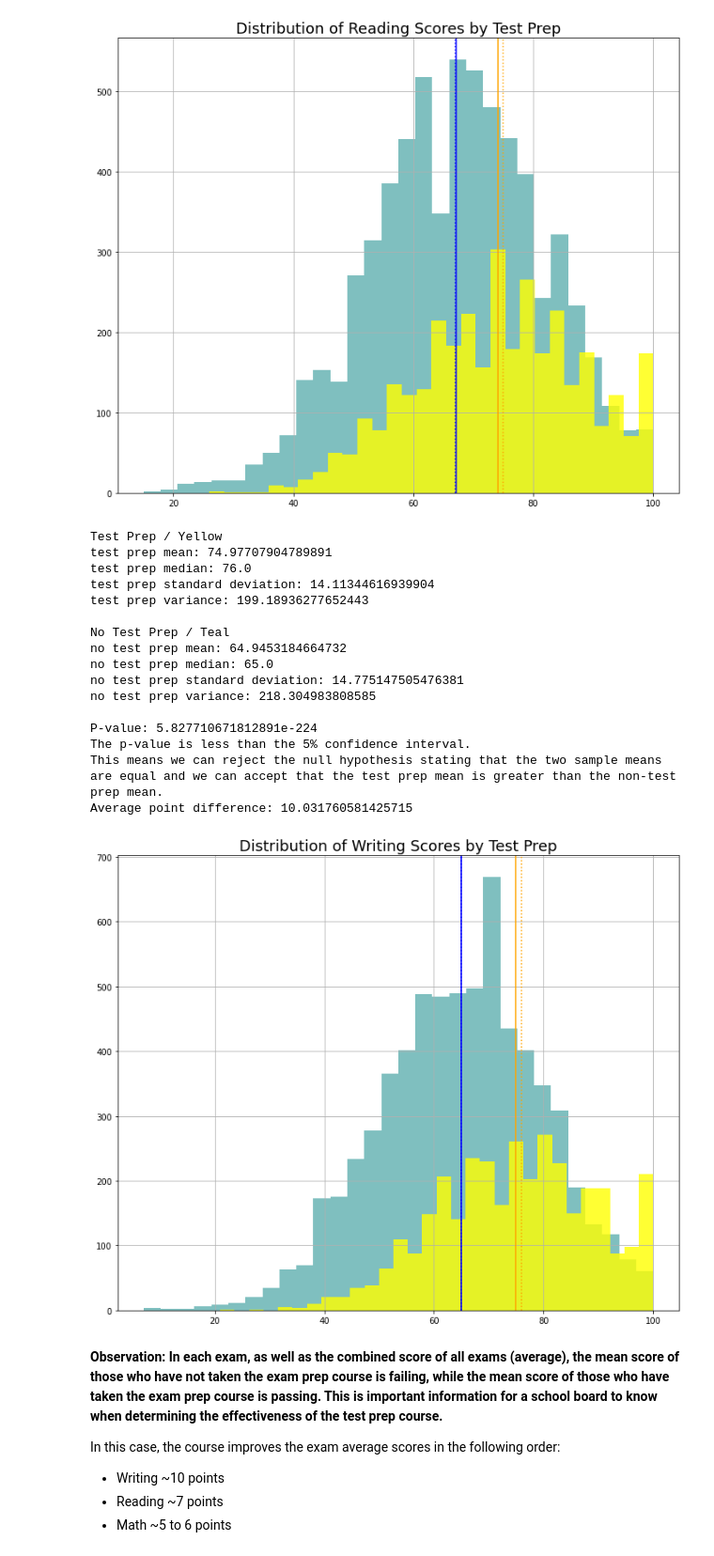
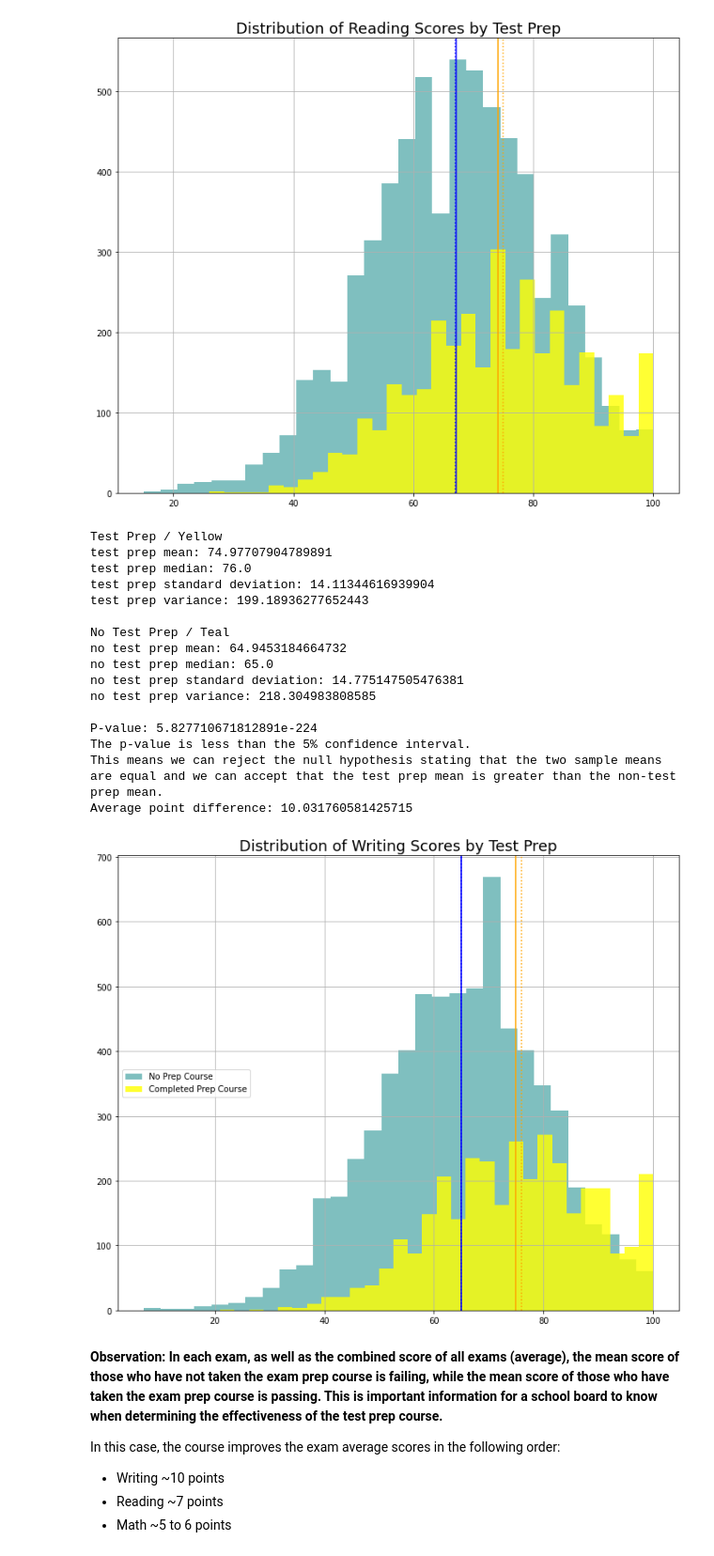
Before and after one commit to taflor/Student-Scores, a Jupyter notebook: notebooks/1.2 Exploratory Data Analysis.ipynb, the cells around one changed output. Shown at 94% size. Drawn from its saved outputs; the diff is of its cells as text; code cells hidden in the pictures.

```diff
--- a/notebooks/1.2 Exploratory Data Analysis.ipynb
+++ b/notebooks/1.2 Exploratory Data Analysis.ipynb
@@ -21,8 +21,10 @@ import seaborn as sns
 # %%
 path = os.getcwd()
 parent = os.path.dirname(path)
+figures_folder = parent+'/figures'
 print(path)
 print(parent)
+print(figures_folder)
 # %% [output]
 /Users/tiffanyflor/Dropbox/MyProjects/Student Scores/notebooks
 /Users/tiffanyflor/Dropbox/MyProjects/Student Scores
@@ -497,14 +481,18 @@ prep = df[df['test preparation course'] == 1]
 no_prep = df[df['test preparation course'] == 0]
 
 plt.figure(figsize=(12,10))
-hist = no_prep['writing score'].hist(bins=30, color='teal',alpha=0.5)
-hist = prep['writing score'].hist(bins=30, color='yellow',alpha=0.8)
+hist = no_prep['writing score'].hist(bins=30, color='teal',alpha=0.5,label='No Prep Course')
+hist = prep['writing score'].hist(bins=30, color='yellow',alpha=0.8, label='Completed Prep Course')
 
 plt.title('Distribution of Writing Scores by Test Prep', fontsize=18)
 plt.axvline(x=prep['writing score'].mean(), color='orange')
 plt.axvline(x=prep['writing score'].median(), linestyle='dotted',color='orange')
 plt.axvline(x=no_prep['writing score'].mean(), color='blue')
 plt.axvline(x=no_prep['writing score'].median(), linestyle='dotted',color='blue')
+
+plt.legend(loc='center left')
+
+plt.savefig(figures_folder+'/EDA_distribution_writing_scores.png')
 
 print('Test Prep / Yellow')
 print('test prep mean: {}'.format(prep['writing score'].mean()))
@@ -519,34 +507,34 @@ print('no test prep standard deviation: {}'.format(no_prep['writing score'].std(
 print('no test prep variance: {}'.format(statistics.variance(no_prep['writing score'])))
 
 # Two-Sample T-Test
 # 5% confidence interval
 # Such a test tells us whether two data samples have different means.
 # Here, we take the null hypothesis that both groups have equal means.
 # We don’t need a known population parameter for this.
 
 results = stats.ttest_ind(a=prep['writing score'],b=no_prep['writing score'],equal_var=False,alternative='greater')
 print('\nP-value: {}'.format(results[1]))
 print('The p-value is less than the 5% confidence interval.')
 print('This means we can reject the null hypothesis stating that the two sample means are equal and we can accept that the test prep mean is greater than the non-test prep mean.')
 print('Average point difference: {}'.format(prep['writing score'].mean()-no_prep['writing score'].mean()))
 # %% [output]
 Test Prep / Yellow
 test prep mean: 74.97707904789891
 test prep median: 76.0
 test prep standard deviation: 14.11344616939904
 test prep variance: 199.18936277652443
 
 No Test Prep / Teal
 no test prep mean: 64.9453184664732
 no test prep median: 65.0
 no test prep standard deviation: 14.775147505476381
 no test prep variance: 218.304983808585
 
 P-value: 5.827710671812891e-224
 The p-value is less than the 5% confidence interval.
 This means we can reject the null hypothesis stating that the two sample means are equal and we can accept that the test prep mean is greater than the non-test prep mean.
 Average point difference: 10.031760581425715
-[figure, old version]
+[figure, new version]
 # %% [markdown]
 **Observation: In each exam, as well as the combined score of all exams (average), the mean score of those who have not taken the exam prep course is failing, while the mean score of those who have taken the exam prep course is passing. This is important information for a school board to know when determining the effectiveness of the test prep course.**
 
```
Also changed, not shown: parts of 4 cells of this notebook, 8 other files.
